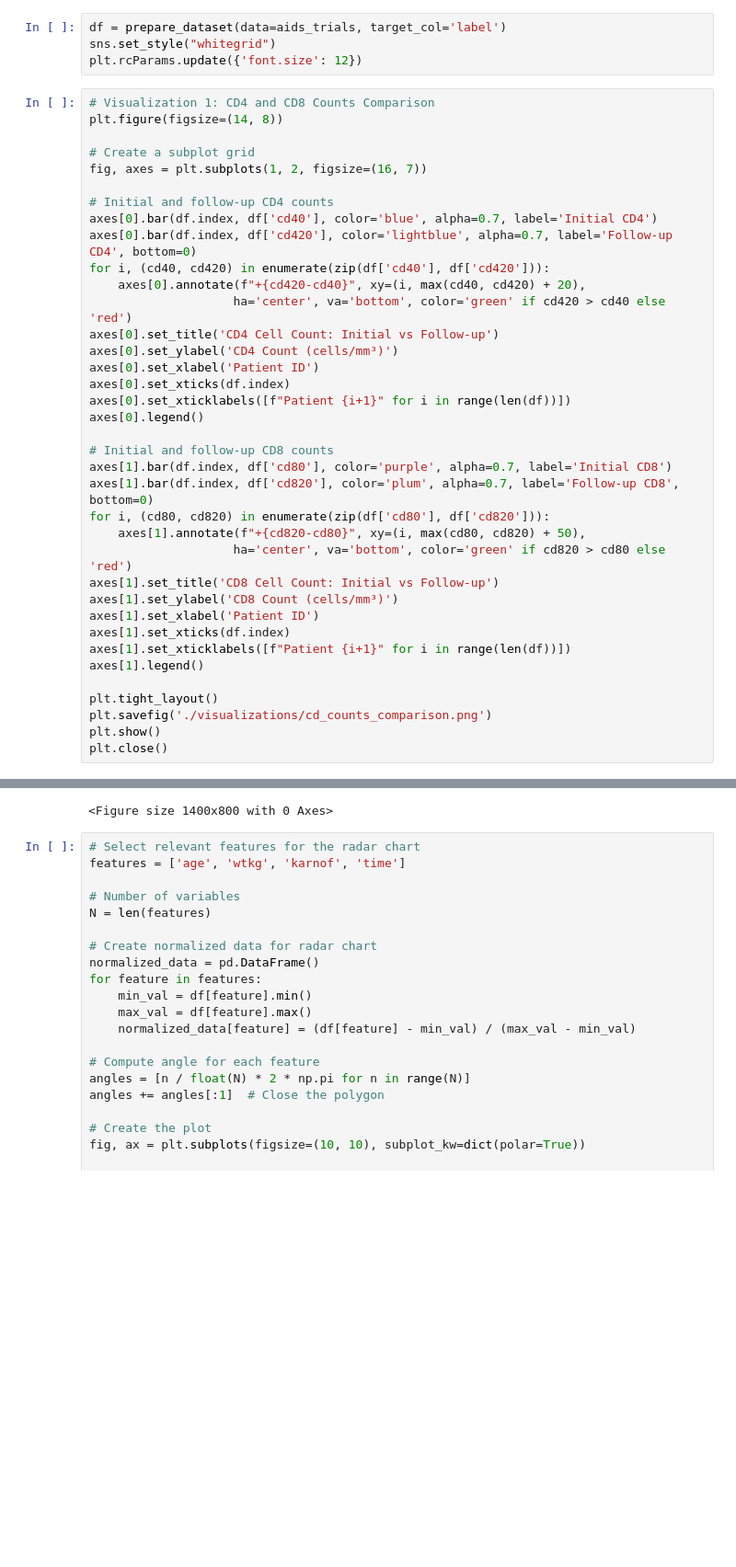
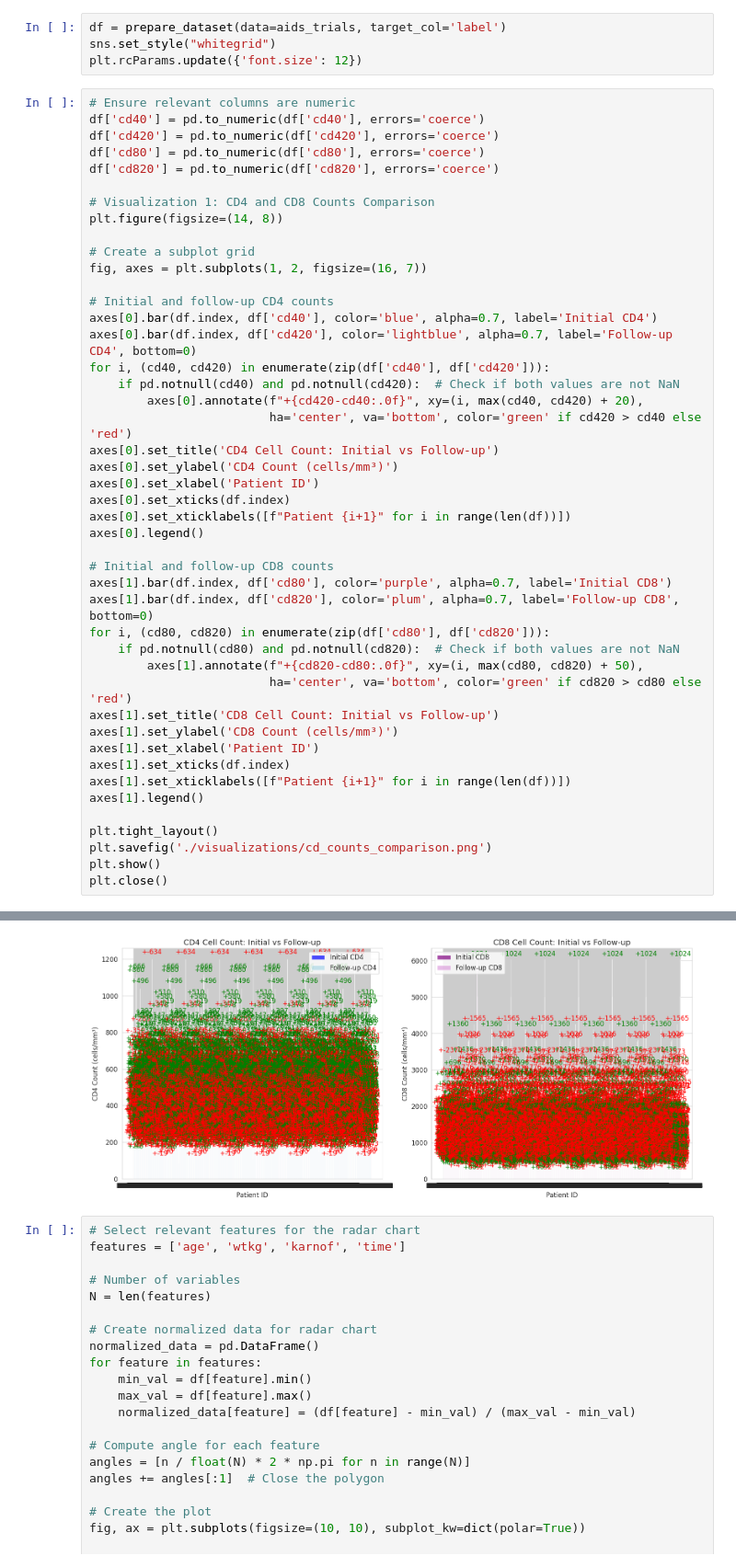
Before and after one commit to Shane-131/disease_analysis, a Jupyter notebook: health_analysis.ipynb, the cells around one changed output, grey strips where cells are left out. Shown at 92% size. Drawn from its saved outputs; the diff is of its cells as text; blank space fills up the shorter version.

Commit message:
updated visualizations

```diff
--- a/health_analysis.ipynb
+++ b/health_analysis.ipynb
@@ -620,6 +613,12 @@ df = prepare_dataset(data=aids_trials, target_col='label')
 sns.set_style("whitegrid")
 plt.rcParams.update({'font.size': 12})
 # %%
+# Ensure relevant columns are numeric
+df['cd40'] = pd.to_numeric(df['cd40'], errors='coerce')
+df['cd420'] = pd.to_numeric(df['cd420'], errors='coerce')
+df['cd80'] = pd.to_numeric(df['cd80'], errors='coerce')
+df['cd820'] = pd.to_numeric(df['cd820'], errors='coerce')
+
 # Visualization 1: CD4 and CD8 Counts Comparison
 plt.figure(figsize=(14, 8))
 
@@ -630,8 +629,9 @@ fig, axes = plt.subplots(1, 2, figsize=(16, 7))
 axes[0].bar(df.index, df['cd40'], color='blue', alpha=0.7, label='Initial CD4')
 axes[0].bar(df.index, df['cd420'], color='lightblue', alpha=0.7, label='Follow-up CD4', bottom=0)
 for i, (cd40, cd420) in enumerate(zip(df['cd40'], df['cd420'])):
-    axes[0].annotate(f"+{cd420-cd40}", xy=(i, max(cd40, cd420) + 20),
-                    ha='center', va='bottom', color='green' if cd420 > cd40 else 'red')
+    if pd.notnull(cd40) and pd.notnull(cd420):  # Check if both values are not NaN
+        axes[0].annotate(f"+{cd420-cd40:.0f}", xy=(i, max(cd40, cd420) + 20),
+                         ha='center', va='bottom', color='green' if cd420 > cd40 else 'red')
 axes[0].set_title('CD4 Cell Count: Initial vs Follow-up')
 axes[0].set_ylabel('CD4 Count (cells/mm³)')
 axes[0].set_xlabel('Patient ID')
@@ -643,8 +643,9 @@ axes[0].legend()
 axes[1].bar(df.index, df['cd80'], color='purple', alpha=0.7, label='Initial CD8')
 axes[1].bar(df.index, df['cd820'], color='plum', alpha=0.7, label='Follow-up CD8', bottom=0)
 for i, (cd80, cd820) in enumerate(zip(df['cd80'], df['cd820'])):
-    axes[1].annotate(f"+{cd820-cd80}", xy=(i, max(cd80, cd820) + 50),
-                    ha='center', va='bottom', color='green' if cd820 > cd80 else 'red')
+    if pd.notnull(cd80) and pd.notnull(cd820):  # Check if both values are not NaN
+        axes[1].annotate(f"+{cd820-cd80:.0f}", xy=(i, max(cd80, cd820) + 50),
+                         ha='center', va='bottom', color='green' if cd820 > cd80 else 'red')
 axes[1].set_title('CD8 Cell Count: Initial vs Follow-up')
 axes[1].set_ylabel('CD8 Count (cells/mm³)')
 axes[1].set_xlabel('Patient ID')
@@ -661,4 +662,4 @@ KeyboardInterrupt:
-<Figure size 1400x800 with 0 Axes>
+[figure, added]
 # %%
 # Select relevant features for the radar chart
 features = ['age', 'wtkg', 'karnof', 'time']
```
Also changed, not shown: parts of 5 cells of this notebook, 5 other files.
